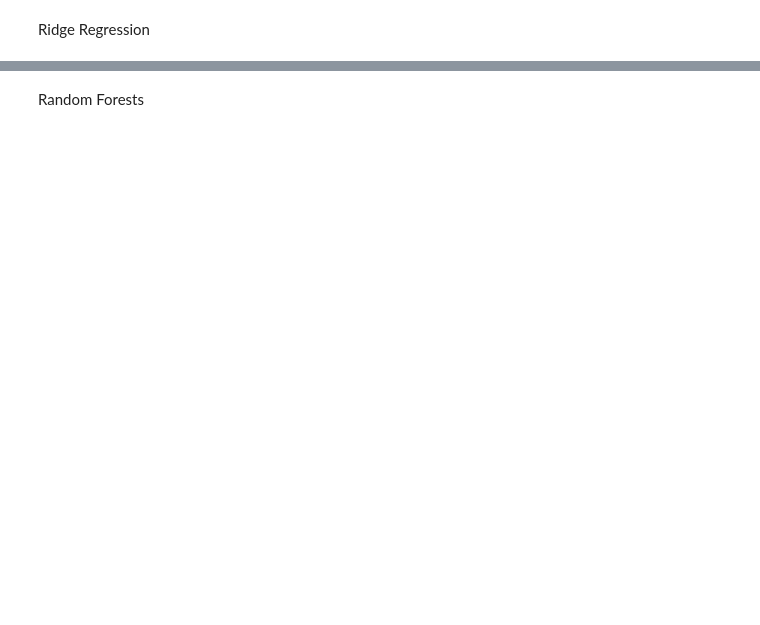
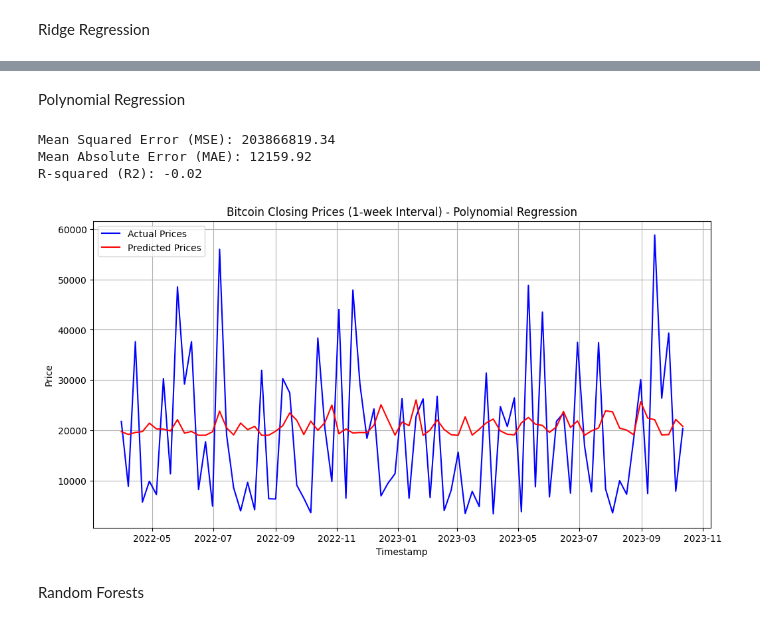
Before and after one commit to deeckn/bitcoin-predictions, a Jupyter notebook: main.ipynb, the cells around one changed output, grey strips where cells are left out. Cells and saved outputs as stored; diff of their text form; code cells hidden in the pictures; blank space fills up the shorter version.

```diff
--- a/main.ipynb
+++ b/main.ipynb
@@ -152,2 +312,18 @@ Ridge Regression
+# %% [markdown]
+Polynomial Regression
+# %%
+poly_regression_1w = LinearRegression()
+
+trained_ridge_regression_1w = plot_price_predictions_poly(
+    "Bitcoin Closing Prices (1-week Interval) - Polynomial Regression",
+    interval_df_1w,
+    poly_regression_1w,
+    2
+)
+# %% [output]
+Mean Squared Error (MSE): 203866819.34
+Mean Absolute Error (MAE): 12159.92
+R-squared (R2): -0.02
+[figure, added]
 # %% [markdown]
 Random Forests
```
Also changed, not shown: parts of 20 cells of this notebook.
